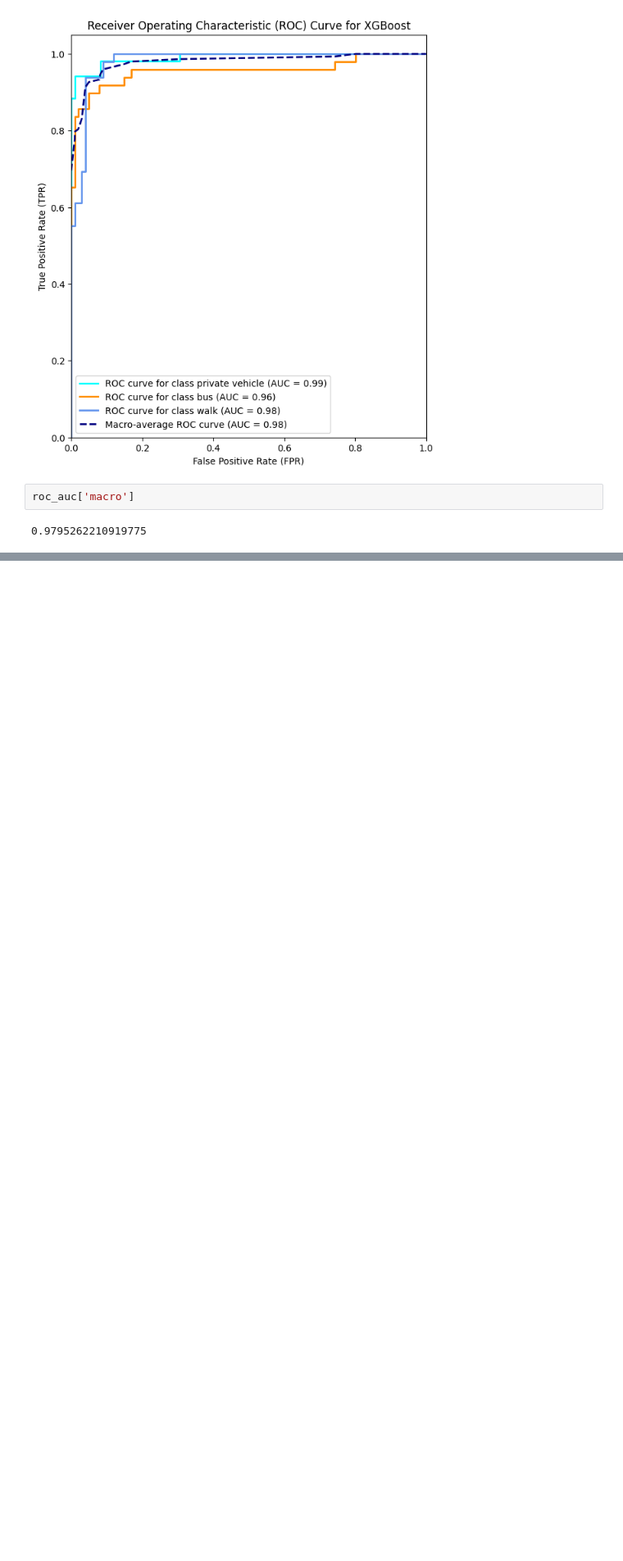
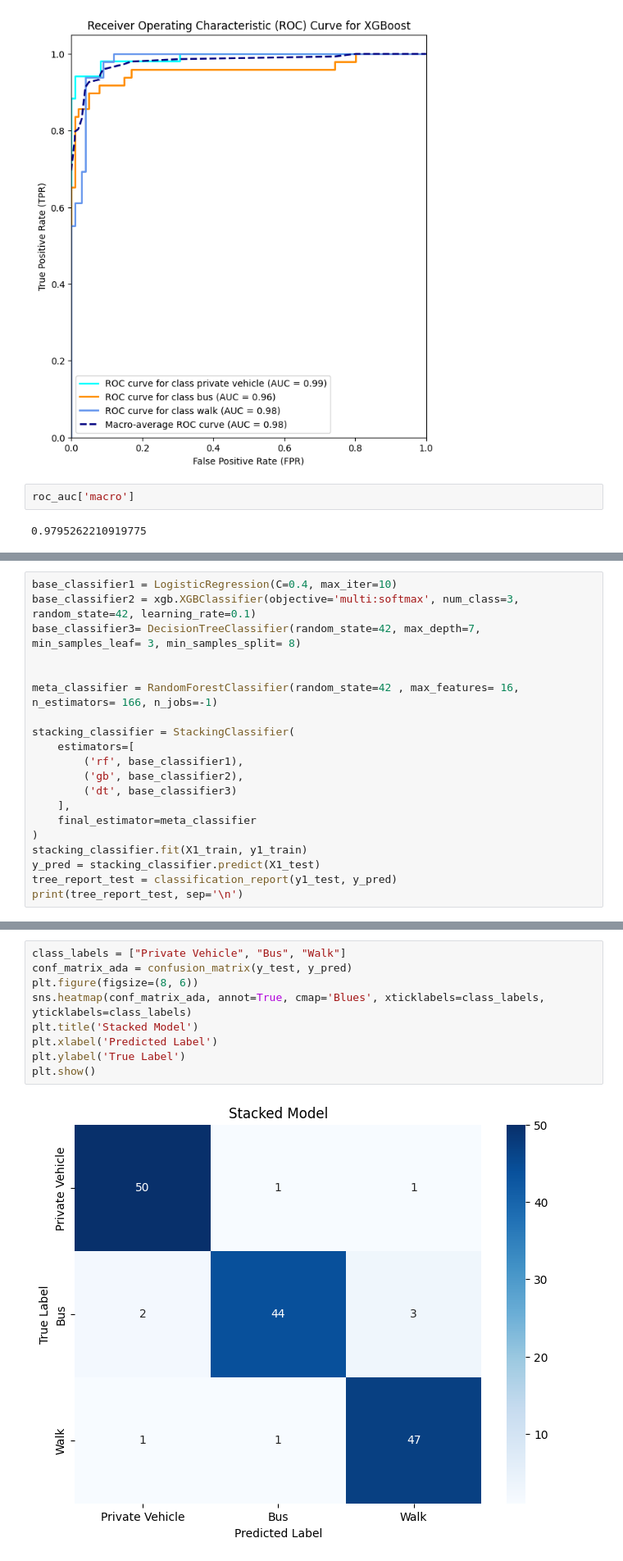
Before and after one commit to MariosMelach/Marios-Thesis, a Jupyter notebook: Thessaloniki Survey/Mode_classification_survey.ipynb, the cells around one changed output, grey strips where cells are left out. Shown at 82% size. Cells and saved outputs as stored; diff of their text form; blank space fills up the shorter version.

```diff
--- a/Thessaloniki Survey/Mode_classification_survey.ipynb
+++ b/Thessaloniki Survey/Mode_classification_survey.ipynb
@@ -1336,0 +1339,20 @@ roc_auc['macro']
+# %%
+base_classifier1 = LogisticRegression(C=0.4, max_iter=10)
+base_classifier2 = xgb.XGBClassifier(objective='multi:softmax', num_class=3, random_state=42, learning_rate=0.1)
+base_classifier3= DecisionTreeClassifier(random_state=42, max_depth=7, min_samples_leaf= 3, min_samples_split= 8)
+
+
+meta_classifier = RandomForestClassifier(random_state=42 , max_features= 16, n_estimators= 166, n_jobs=-1)
+
+stacking_classifier = StackingClassifier(
+    estimators=[
+        ('rf', base_classifier1),
+        ('gb', base_classifier2),
+        ('dt', base_classifier3)
+    ],
+    final_estimator=meta_classifier
+)
+stacking_classifier.fit(X1_train, y1_train)
+y_pred = stacking_classifier.predict(X1_test)
+tree_report_test = classification_report(y1_test, y_pred)
+print(tree_report_test, sep='\n')
@@ -1336,0 +1369,11 @@ roc_auc['macro']
+# %%
+class_labels = ["Private Vehicle", "Bus", "Walk"]
+conf_matrix_ada = confusion_matrix(y_test, y_pred)
+plt.figure(figsize=(8, 6))
+sns.heatmap(conf_matrix_ada, annot=True, cmap='Blues', xticklabels=class_labels, yticklabels=class_labels)
+plt.title('Stacked Model')
+plt.xlabel('Predicted Label')
+plt.ylabel('True Label')
+plt.show()
+# %% [output]
+[figure, added]
```
Also changed, not shown: parts of 4 cells of this notebook.
